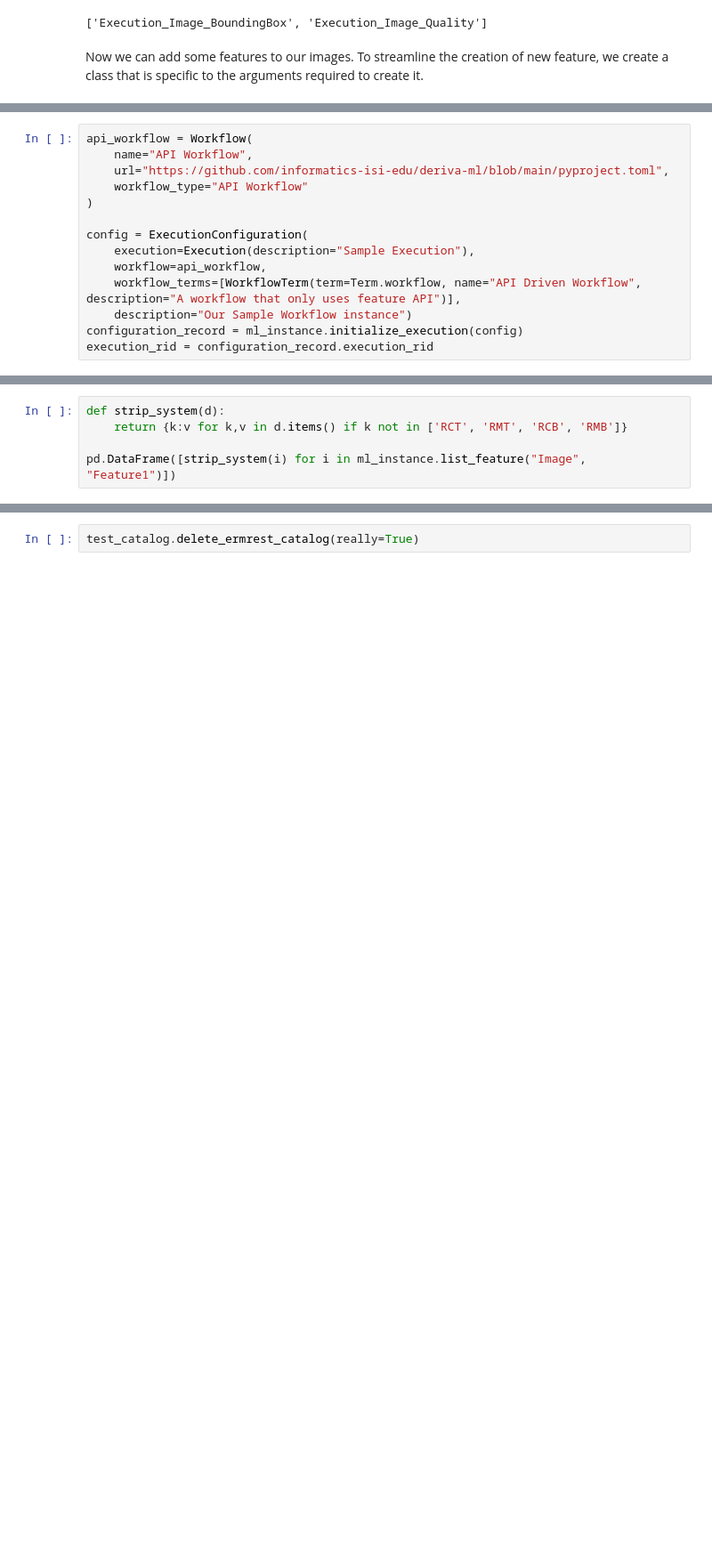
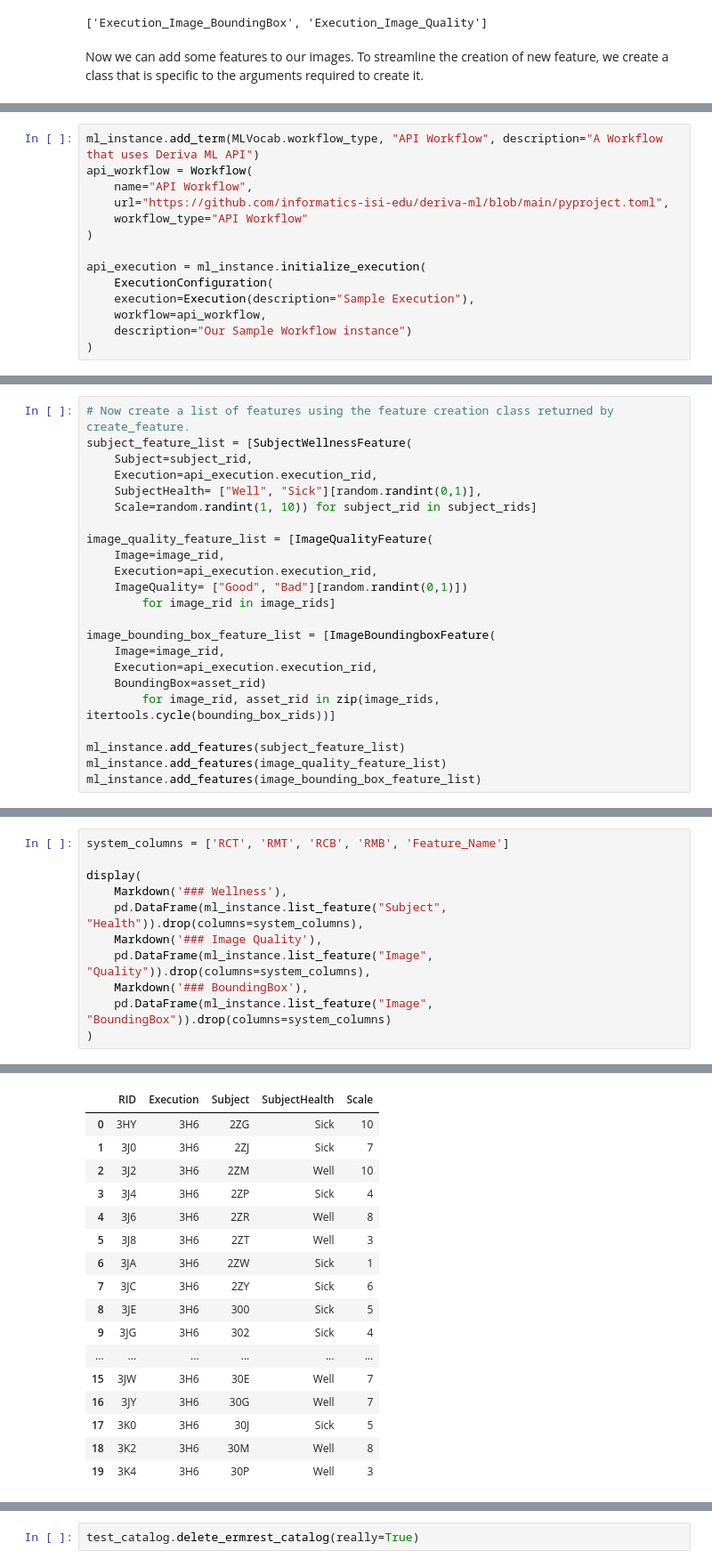
Before and after one commit to informatics-isi-edu/deriva-ml, a Jupyter notebook: deriva_ml/Notebooks/DerivaML Features.ipynb, the cells around one changed output, grey strips where cells are left out. Shown: that part at 89% size. Cells and saved outputs as stored; diff of their text form; blank space fills up the shorter version.

```diff
--- a/deriva_ml/Notebooks/DerivaML Features.ipynb
+++ b/deriva_ml/Notebooks/DerivaML Features.ipynb
@@ -125,14 +122,14 @@ Now using TestFeatureClass, we can create some instances of the feature and add
 # %%
+ml_instance.add_term(MLVocab.workflow_type, "API Workflow", description="A Workflow that uses Deriva ML API")
 api_workflow = Workflow(
     name="API Workflow",
     url="https://github.com/informatics-isi-edu/deriva-ml/blob/main/pyproject.toml",
     workflow_type="API Workflow"
 )
 
-config = ExecutionConfiguration(
+api_execution = ml_instance.initialize_execution(
+    ExecutionConfiguration(
     execution=Execution(description="Sample Execution"),
     workflow=api_workflow,
-    workflow_terms=[WorkflowTerm(term=Term.workflow, name="API Driven Workflow", description="A workflow that only uses feature API")],
     description="Our Sample Workflow instance")
-configuration_record = ml_instance.initialize_execution(config)
-execution_rid = configuration_record.execution_rid
+)
@@ -169,0 +172,23 @@ ImageQuality
+# %%
+# Now create a list of features using the feature creation class returned by create_feature.
+subject_feature_list = [SubjectWellnessFeature(
+    Subject=subject_rid,
+    Execution=api_execution.execution_rid,
+    SubjectHealth= ["Well", "Sick"][random.randint(0,1)],
+    Scale=random.randint(1, 10)) for subject_rid in subject_rids]
+
+image_quality_feature_list = [ImageQualityFeature(
+    Image=image_rid,
+    Execution=api_execution.execution_rid,
+    ImageQuality= ["Good", "Bad"][random.randint(0,1)])
+        for image_rid in image_rids]
+
+image_bounding_box_feature_list = [ImageBoundingboxFeature(
+    Image=image_rid,
+    Execution=api_execution.execution_rid,
+    BoundingBox=asset_rid)
+        for image_rid, asset_rid in zip(image_rids, itertools.cycle(bounding_box_rids))]
+
+ml_instance.add_features(subject_feature_list)
+ml_instance.add_features(image_quality_feature_list)
+ml_instance.add_features(image_bounding_box_feature_list)
@@ -170,5 +197,12 @@ ImageQuality
 # %%
-def strip_system(d):
-    return {k:v for k,v in d.items() if k not in ['RCT', 'RMT', 'RCB', 'RMB']}
+system_columns = ['RCT', 'RMT', 'RCB', 'RMB', 'Feature_Name']
 
-pd.DataFrame([strip_system(i) for i in ml_instance.list_feature("Image", "Feature1")])
+display(
+    Markdown('### Wellness'),
+    pd.DataFrame(ml_instance.list_feature("Subject", "Health")).drop(columns=system_columns),
+    Markdown('### Image Quality'),
+    pd.DataFrame(ml_instance.list_feature("Image", "Quality")).drop(columns=system_columns),
+    Markdown('### BoundingBox'),
+    pd.DataFrame(ml_instance.list_feature("Image", "BoundingBox")).drop(columns=system_columns)
+)
+# %% [output]
@@ -174,0 +210,17 @@ pd.DataFrame([strip_system(i) for i in ml_instance.list_feature("Image", "Featur
+|  | RID | Execution | Subject | SubjectHealth | Scale |
+| 0 | 3HY | 3H6 | 2ZG | Sick | 10 |
+| 1 | 3J0 | 3H6 | 2ZJ | Sick | 7 |
+| 2 | 3J2 | 3H6 | 2ZM | Well | 10 |
+| 3 | 3J4 | 3H6 | 2ZP | Sick | 4 |
+| 4 | 3J6 | 3H6 | 2ZR | Well | 8 |
+| 5 | 3J8 | 3H6 | 2ZT | Well | 3 |
+| 6 | 3JA | 3H6 | 2ZW | Sick | 1 |
+| 7 | 3JC | 3H6 | 2ZY | Sick | 6 |
+| 8 | 3JE | 3H6 | 300 | Sick | 5 |
+| 9 | 3JG | 3H6 | 302 | Sick | 4 |
+| ... | ... | ... | ... | ... | ... |
+| 15 | 3JW | 3H6 | 30E | Well | 7 |
+| 16 | 3JY | 3H6 | 30G | Well | 7 |
+| 17 | 3K0 | 3H6 | 30J | Sick | 5 |
+| 18 | 3K2 | 3H6 | 30M | Well | 8 |
+| 19 | 3K4 | 3H6 | 30P | Well | 3 |
```
Also changed, not shown: parts of 17 cells of this notebook, 7 other files.
